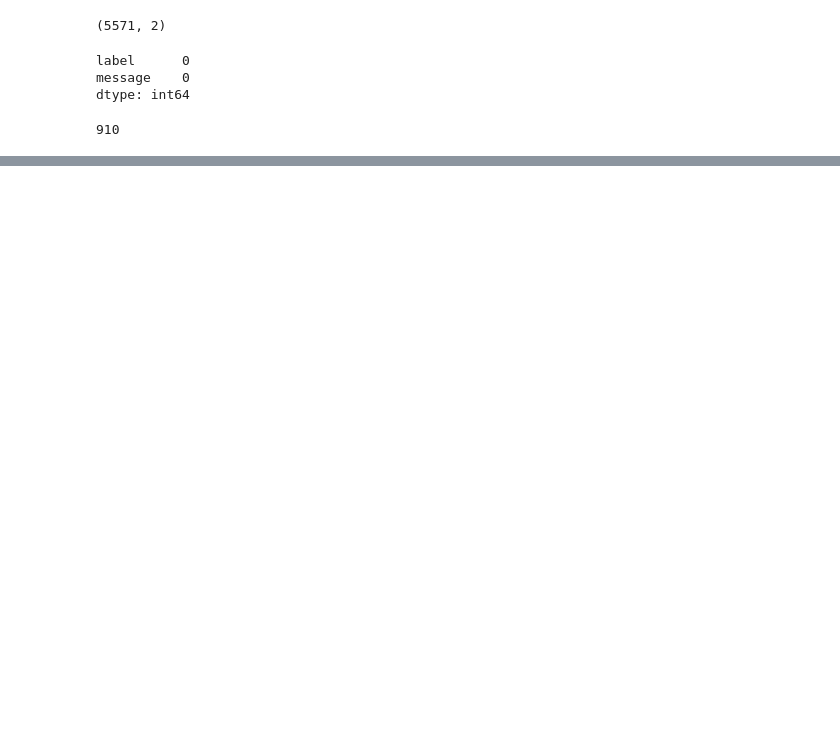
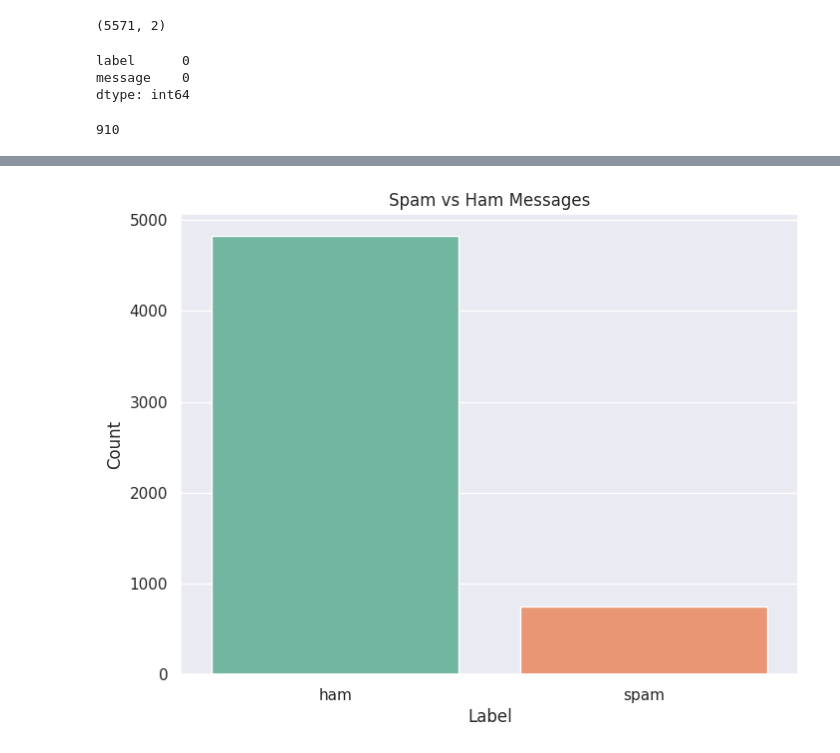
Before and after one commit to data-IA-2022/Challenge-ML, a Jupyter notebook: Dev_IA_Challenge_ML.ipynb, the cells around one changed output, grey strips where cells are left out. Cells and saved outputs as stored; diff of their text form; code cells hidden in the pictures; blank space fills up the shorter version.

```diff
--- a/Dev_IA_Challenge_ML.ipynb
+++ b/Dev_IA_Challenge_ML.ipynb
@@ -63,0 +90,11 @@ max(df.message.apply(len))
+# %%
+spam_ham_count = df['label'].value_counts()
+sns.set(style='darkgrid')
+plt.figure(figsize=(8, 6))
+sns.countplot(x='label', data=df, palette='Set2')
+plt.title('Spam vs Ham Messages')
+plt.xlabel('Label')
+plt.ylabel('Count')
+plt.show()
+# %% [output]
+[figure, added]
```
Also changed, not shown: parts of 13 cells of this notebook.
